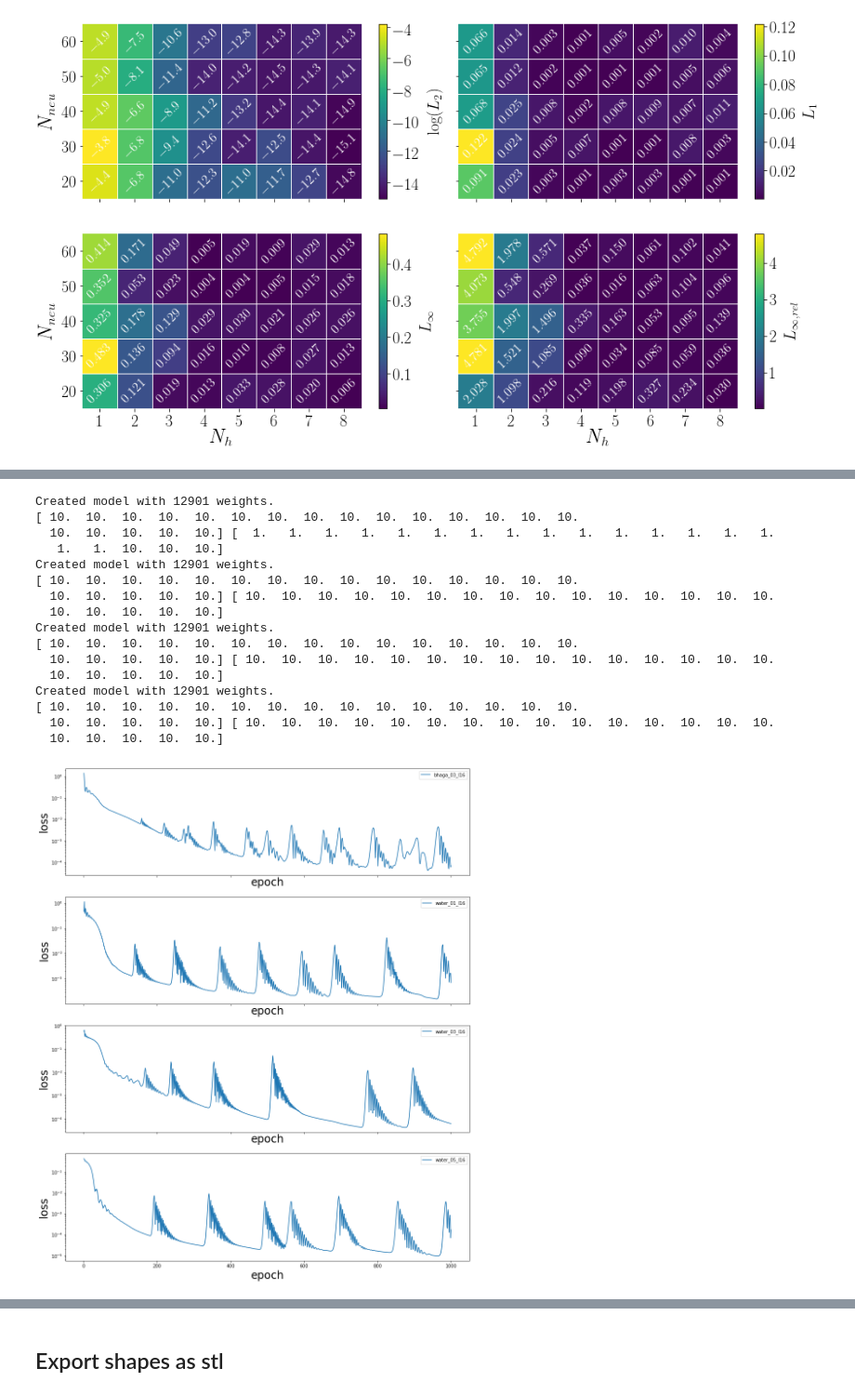
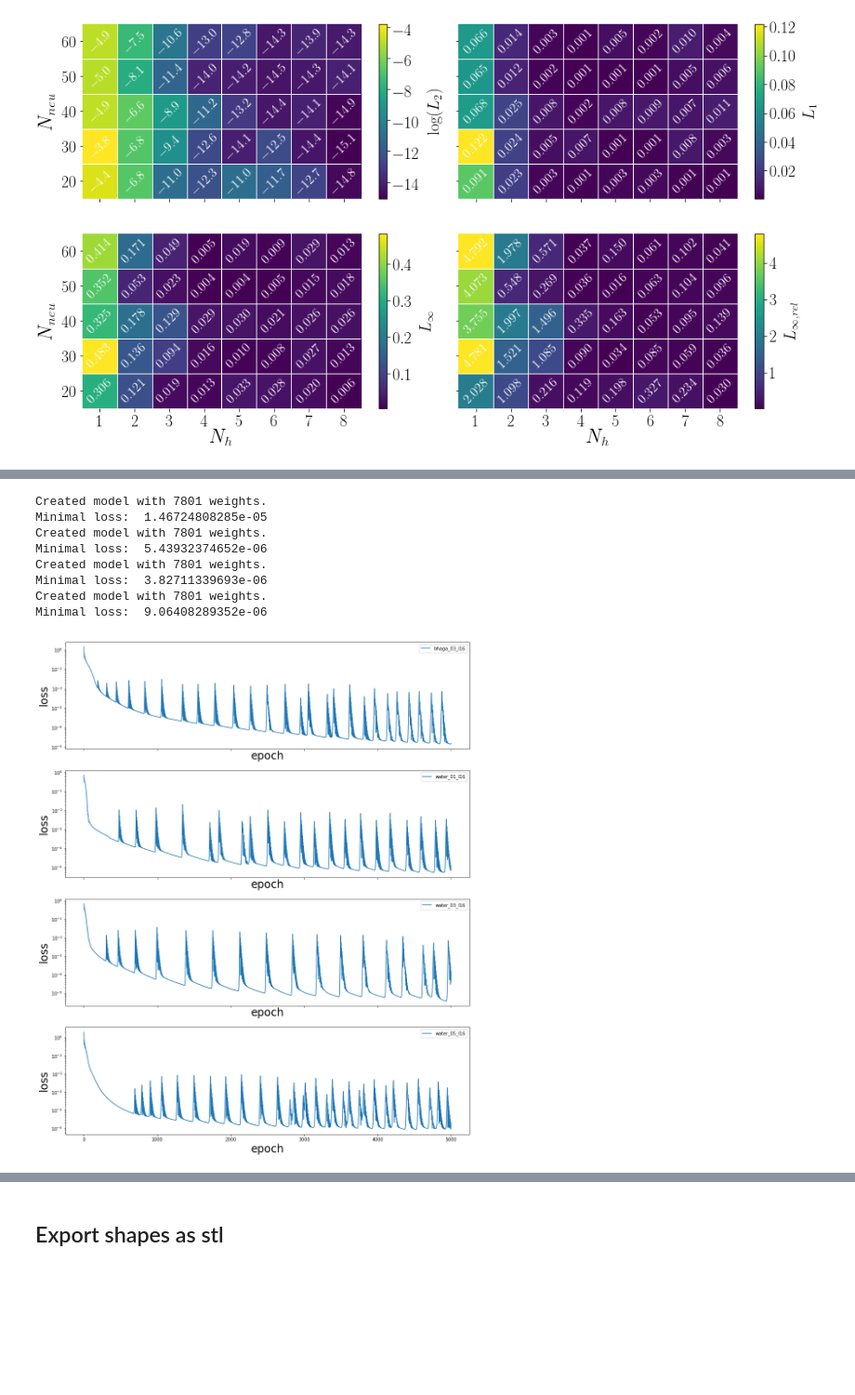
Before and after one commit to AndreWeiner/phd_notebooks, a Jupyter notebook: notebooks/basilisk_2D_shape_approximation_simple.ipynb, the cells around one changed output, grey strips where cells are left out. Shown at 93% size. Saved outputs shown, nothing was run; the diff lists cells and outputs as text; code cells hidden in the pictures; blank space fills up the shorter version.

Commit message:
Finish simple 2D shape approximations.

```diff
--- a/notebooks/basilisk_2D_shape_approximation_simple.ipynb
+++ b/notebooks/basilisk_2D_shape_approximation_simple.ipynb
@@ -326,7 +374,7 @@ for n_layers in layers:
         model_dict["n_neurons"] = n_nodes
         model = hm.SimpleMLP(**model_dict)
         model_path = output_path + "/bhaga_03_l16_selu_{:1d}_layers_{:2d}_nodes.pt".format(n_layers, n_nodes)
-        model, losses = training_loop(model, model_path, phi, rad, epochs, 0.001)
+        model, losses = training_loop(model, model_path, phi, rad, None, epochs, 0.001)
         all_losses[model_path] = losses
         all_models[model_path] = copy.deepcopy(model)
 # %% [output]
@@ -424,0 +475,11 @@ savefig("bhaga_03_l16_selu_architecture_metrics")
+# %%
+phi_ext = {}
+rad_ext = {}
+Np = 10
+for i, name in enumerate(names):
+    rad, phi = np.array(all_facets[name].get_facets(polar=True))
+    phi_order = np.argsort(phi)
+    phi_sorted = phi[phi_order]
+    rad_sorted = rad[phi_order]
+    phi_ext[name] = np.concatenate((-phi_sorted[:Np+1], phi_sorted, 2*np.pi - phi_sorted[-Np:]), axis=0)
+    rad_ext[name] = np.concatenate((rad_sorted[:Np+1], rad_sorted, rad_sorted[-Np:]), axis=0)
@@ -424,0 +541,3 @@ savefig("bhaga_03_l16_selu_architecture_metrics")
+# %%
+def density_based_weighting(density, alpha):
+    return alpha + (1.0 - alpha) * density
@@ -424,0 +625,13 @@ savefig("bhaga_03_l16_selu_architecture_metrics")
+# %%
+for i, alpha in enumerate(np.linspace(1, 10, 10)):
+    model = hm.SimpleMLP(**model_dict)
+    rad_weight = density_based_weighting(b_density, alpha)
+    model_path = output_path + "/" + name + "alpha{:2.0f}".format(alpha) + "_best.pt"
+    model.load_state_dict(torch.load(model_path))
+    rad_model = model.forward(torch.from_numpy(phi.astype(np.float64)).unsqueeze(-1)).detach().squeeze().numpy()
+    rad_model = rad_model * (np.max(rad) - np.min(rad)) + np.min(rad)
+    diff = np.absolute(rad - rad_model)
+    print("alpha={:2.2f}".format(alpha))
+    print("L2={:2.4e}, L1={:2.4e}, Lmax={:2.4e}, Lmaxr={:2.4e}".format(
+    np.mean(np.square(diff)), np.mean(diff), np.max(diff), np.max(diff/rad)))
+    print("-"*30)
@@ -425,43 +656,38 @@ savefig("bhaga_03_l16_selu_architecture_metrics")
 # %%
 rc('text', usetex=False)
 fig, axarr = plt.subplots(len(names), 1, figsize=(hm.figure_width, len(names)*5), sharex=True)
 
 model_dict = {
     "n_inputs" : 1,
     "n_outputs" : 1,
-    "n_layers" : 6,
+    "n_layers" : 4,
     "n_neurons" : 50,
     "activation" : torch.nn.functional.selu,
     "batch_norm" : False
 }
 
-epochs = 1000
+epochs = 5000
 for i, name in enumerate(names):
     model = hm.SimpleMLP(**model_dict)
-    rad, phi = all_facets[name].get_facets(polar=True)
+    rad = rad_ext[name]
+    phi = phi_ext[name]
     rad_norm = (rad - np.min(rad)) / (np.max(rad) - np.min(rad))
+    rad_weight = density_based_weighting(densities_01[name], 6)
     model_path = output_path + "/" + name + "_selu_best.pt"
-    model, losses = training_loop(model, model_path, phi, rad_norm, epochs, 0.001)
+    model, losses = training_loop(model, model_path, phi, rad_norm, rad_weight, epochs, 0.001)
+    print("Minimal loss: ", np.min(losses))
     axarr[i].plot(range(1, epochs+1), losses, label=name)
     axarr[i].set_xlabel("epoch", fontsize=hm.fontsize_label)
     axarr[i].set_ylabel("loss", fontsize=hm.fontsize_label)
     axarr[i].set_yscale('log')
     axarr[i].legend()
 # %% [output]
-Created model with 12901 weights.
-[ 10.  10.  10.  10.  10.  10.  10.  10.  10.  10.  10.  10.  10.  10.  10.
-  10.  10.  10.  10.  10.] [  1.   1.   1.   1.   1.   1.   1.   1.   1.   1.   1.   1.   1.   1.   1.
-   1.   1.  10.  10.  10.]
-Created model with 12901 weights.
-[ 10.  10.  10.  10.  10.  10.  10.  10.  10.  10.  10.  10.  10.  10.  10.
-  10.  10.  10.  10.  10.] [ 10.  10.  10.  10.  10.  10.  10.  10.  10.  10.  10.  10.  10.  10.  10.
-  10.  10.  10.  10.  10.]
-Created model with 12901 weights.
-[ 10.  10.  10.  10.  10.  10.  10.  10.  10.  10.  10.  10.  10.  10.  10.
-  10.  10.  10.  10.  10.] [ 10.  10.  10.  10.  10.  10.  10.  10.  10.  10.  10.  10.  10.  10.  10.
-  10.  10.  10.  10.  10.]
-Created model with 12901 weights.
-[ 10.  10.  10.  10.  10.  10.  10.  10.  10.  10.  10.  10.  10.  10.  10.
-  10.  10.  10.  10.  10.] [ 10.  10.  10.  10.  10.  10.  10.  10.  10.  10.  10.  10.  10.  10.  10.
-  10.  10.  10.  10.  10.]
+Created model with 7801 weights.
+Minimal loss:  1.46724808285e-05
+Created model with 7801 weights.
+Minimal loss:  5.43932374652e-06
+Created model with 7801 weights.
+Minimal loss:  3.82711339693e-06
+Created model with 7801 weights.
+Minimal loss:  9.06408289352e-06
-[figure, old version]
+[figure, new version]
```
Also changed, not shown: parts of 23 cells of this notebook, 1 other file.
